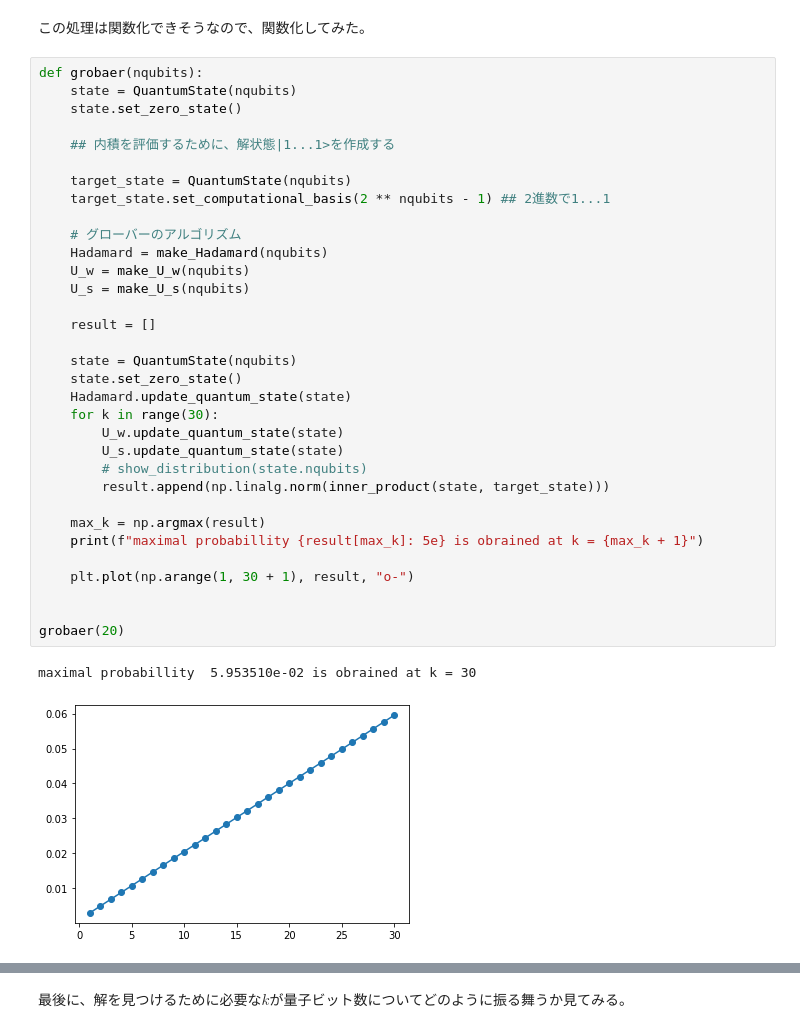
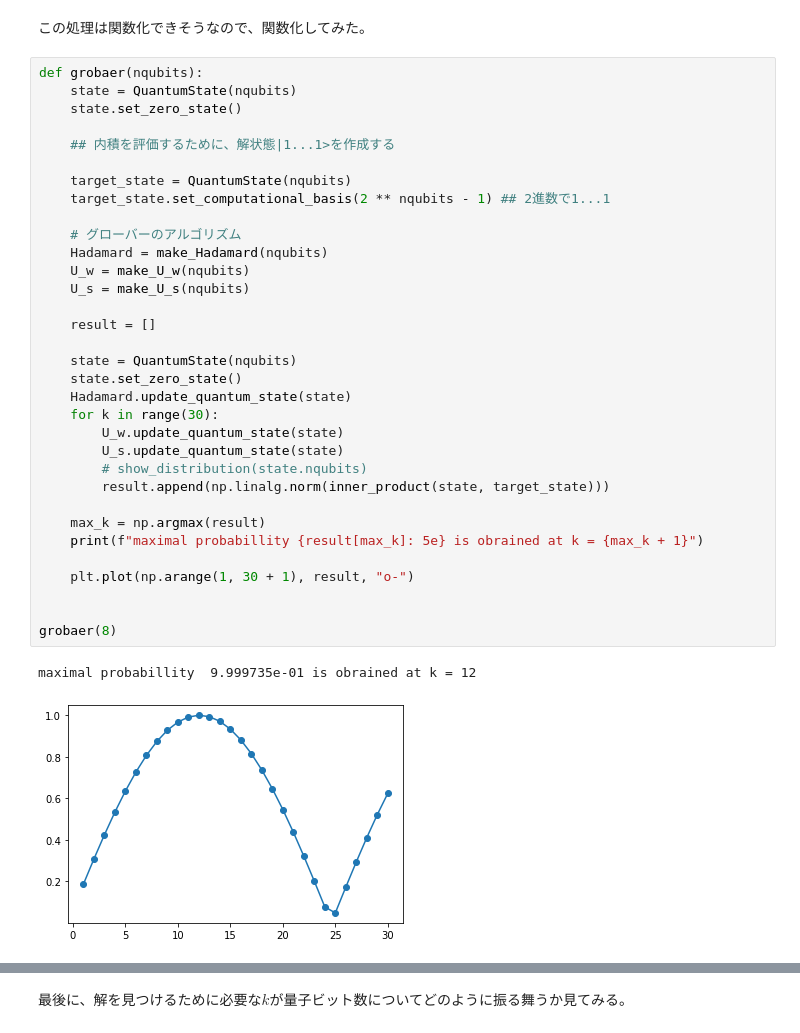
Before and after one commit to KaitoMuraoka/BasicQuantumAlgorithm, a Jupyter notebook: グローバーのアルゴリズム.ipynb, the cells around one changed output, grey strips where cells are left out. Drawn from its saved outputs; the diff is of its cells as text.

```diff
--- a/グローバーのアルゴリズム.ipynb
+++ b/グローバーのアルゴリズム.ipynb
@@ -236,33 +238,33 @@ def grobaer(nqubits):
     state.set_zero_state()
 
     ## 内積を評価するために、解状態|1...1>を作成する
 
     target_state = QuantumState(nqubits)
     target_state.set_computational_basis(2 ** nqubits - 1) ## 2進数で1...1
 
     # グローバーのアルゴリズム
     Hadamard = make_Hadamard(nqubits)
     U_w = make_U_w(nqubits)
     U_s = make_U_s(nqubits)
 
     result = []
 
     state = QuantumState(nqubits)
     state.set_zero_state()
     Hadamard.update_quantum_state(state)
     for k in range(30):
         U_w.update_quantum_state(state)
         U_s.update_quantum_state(state)
         # show_distribution(state.nqubits)
         result.append(np.linalg.norm(inner_product(state, target_state)))
 
     max_k = np.argmax(result)
     print(f"maximal probabillity {result[max_k]: 5e} is obrained at k = {max_k + 1}")
 
     plt.plot(np.arange(1, 30 + 1), result, "o-")
 
 
-grobaer(20)
+grobaer(8)
 # %% [output]
-maximal probabillity  5.953510e-02 is obrained at k = 30
+maximal probabillity  9.999735e-01 is obrained at k = 12
-[figure, old version]
+[figure, new version]
```
Also changed, not shown: parts of 2 cells of this notebook, 1 other file.
